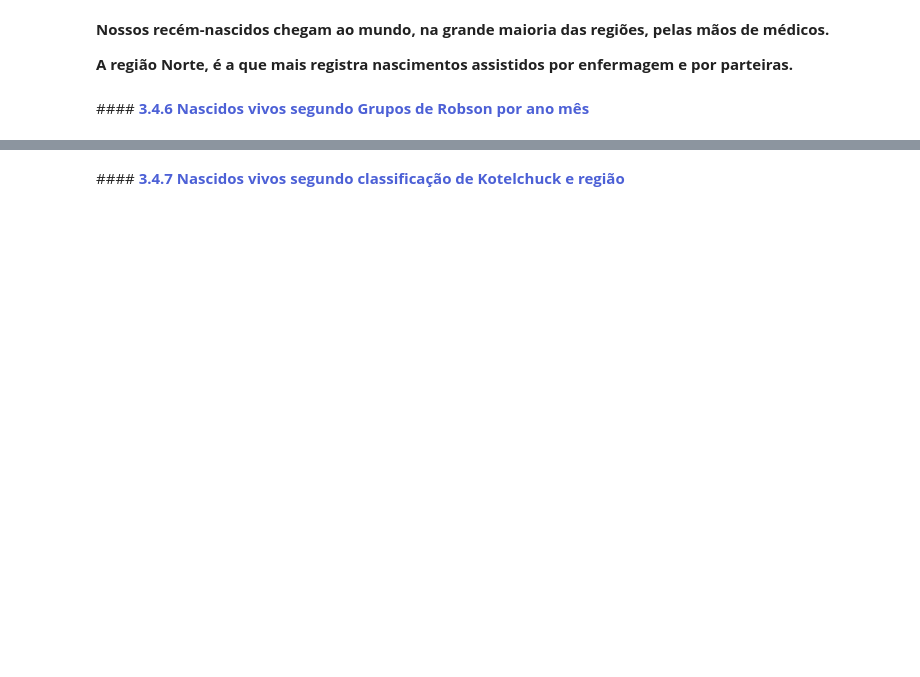
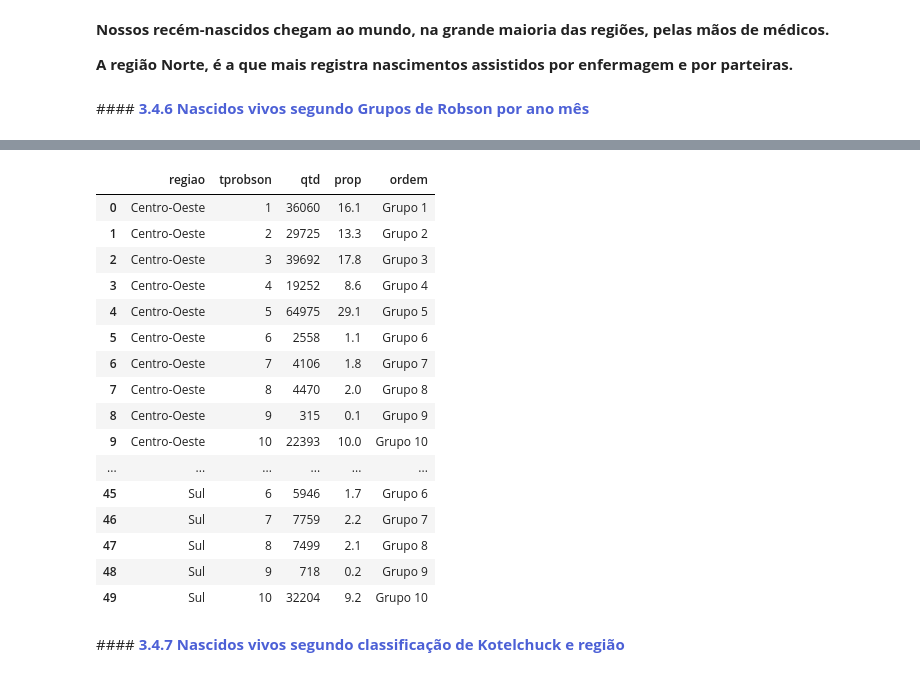
Before and after one commit to gabrielmprata/nascidos_vivos, a Jupyter notebook: Sinasc_Analises_e_Graficos.ipynb, the cells around one changed output, grey strips where cells are left out. Cells and saved outputs as stored; diff of their text form; code cells hidden in the pictures; blank space fills up the shorter version.

```diff
--- a/Sinasc_Analises_e_Graficos.ipynb
+++ b/Sinasc_Analises_e_Graficos.ipynb
@@ -1368,27 +1408,12 @@ df_tprobson_reg['prop'] = (df_tprobson_reg.groupby(level=0).apply(lambda x: 100*
 
 df_tprobson_reg = df_tprobson_reg.reset_index()
 # %%
-# Criando o campo ordem com a escolaridade
+# Criando o campo ordem com os grupos (se usar o campo do tipo inteiro, o gráfico não ficará com a legenda por grupo)
 df_tprobson_reg['ordem'] = df_tprobson_reg['tprobson']
 
-dicescmaeagr1 = {
-     1: "Grupo 1",
-     2: "Grupo 2",
-     3: "Grupo 3",
-     4: "Grupo 4",
-     5: "Grupo 5",
-     6: "Grupo 6",
-     7: "Grupo 7",
-     8: "Grupo 8",
-     9: "Grupo 9",
-     10: "Grupo 10"
-
-}
-
+dicescmaeagr1 = {1: "Grupo 1",2: "Grupo 2",3: "Grupo 3",4: "Grupo 4",5: "Grupo 5",6: "Grupo 6",7: "Grupo 7",8: "Grupo 8",9: "Grupo 9",10: "Grupo 10"}
 # Fazer o replace nos atributos conforme o dicionario
-df_tprobson_reg = df_tprobson_reg.replace({
-    'ordem' : dicescmaeagr1
-})
+df_tprobson_reg = df_tprobson_reg.replace({'ordem' : dicescmaeagr1})
 # %%
 fig = px.bar(df_tprobson_reg, x='regiao', y='prop', color='ordem',
              labels=dict(regiao="Região", tprobson="Classificacao de Robson", prop="Proporção(%)", qtd="Nascidos"),
@@ -1406,3 +1433,23 @@ print(px.colors.sequential.Blues_r)
+# %%
+df_tprobson_reg
+# %% [output]
+|  | regiao | tprobson | qtd | prop | ordem |
+| 0 | Centro-Oeste | 1 | 36060 | 16.1 | Grupo 1 |
+| 1 | Centro-Oeste | 2 | 29725 | 13.3 | Grupo 2 |
+| 2 | Centro-Oeste | 3 | 39692 | 17.8 | Grupo 3 |
+| 3 | Centro-Oeste | 4 | 19252 | 8.6 | Grupo 4 |
+| 4 | Centro-Oeste | 5 | 64975 | 29.1 | Grupo 5 |
+| 5 | Centro-Oeste | 6 | 2558 | 1.1 | Grupo 6 |
+| 6 | Centro-Oeste | 7 | 4106 | 1.8 | Grupo 7 |
+| 7 | Centro-Oeste | 8 | 4470 | 2.0 | Grupo 8 |
+| 8 | Centro-Oeste | 9 | 315 | 0.1 | Grupo 9 |
+| 9 | Centro-Oeste | 10 | 22393 | 10.0 | Grupo 10 |
+| ... | ... | ... | ... | ... | ... |
+| 45 | Sul | 6 | 5946 | 1.7 | Grupo 6 |
+| 46 | Sul | 7 | 7759 | 2.2 | Grupo 7 |
+| 47 | Sul | 8 | 7499 | 2.1 | Grupo 8 |
+| 48 | Sul | 9 | 718 | 0.2 | Grupo 9 |
+| 49 | Sul | 10 | 32204 | 9.2 | Grupo 10 |
 # %% [markdown]
 ####**<font color=#4c60d6> 3.4.7 Nascidos vivos segundo classificação de Kotelchuck e região**
 # %%
```
Also changed, not shown: parts of 7 cells of this notebook.
